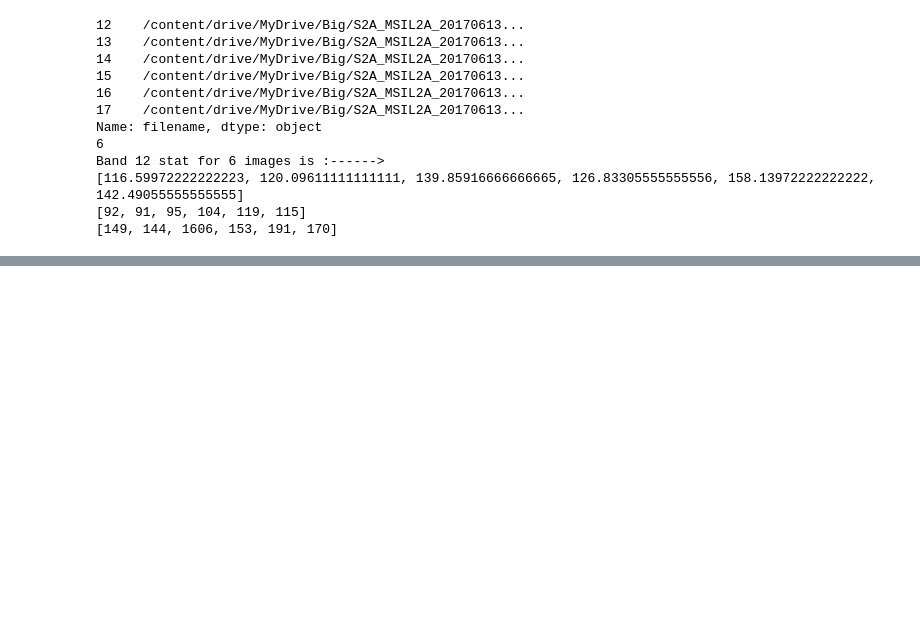
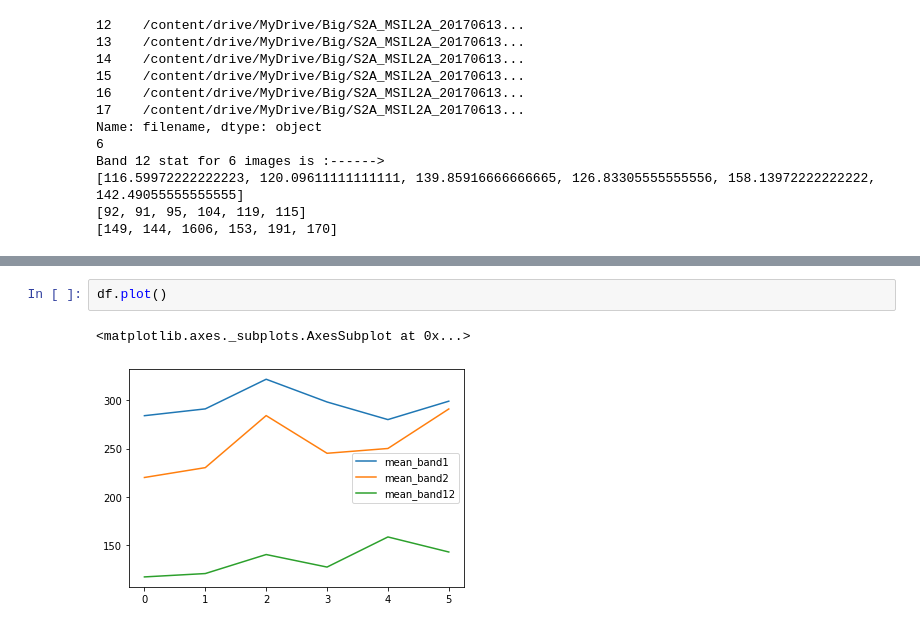
Before and after one commit to BRIJNANDA1979/CNN-Sentinel, a Jupyter notebook: Understand_band_data_info_using_histogram_and_classifying_pixel_values.ipynb, the cells around one changed output, grey strips where cells are left out. Drawn from its saved outputs; the diff is of its cells as text; blank space fills up the shorter version.

```diff
--- a/Understand_band_data_info_using_histogram_and_classifying_pixel_values.ipynb
+++ b/Understand_band_data_info_using_histogram_and_classifying_pixel_values.ipynb
@@ -728,0 +774,5 @@ Band 12 stat for 6 images is :------>
+# %%
+df.plot()
+# %% [output]
+<matplotlib.axes._subplots.AxesSubplot at 0x...>
+[figure, added]
```
Also changed, not shown: parts of 5 cells of this notebook.
